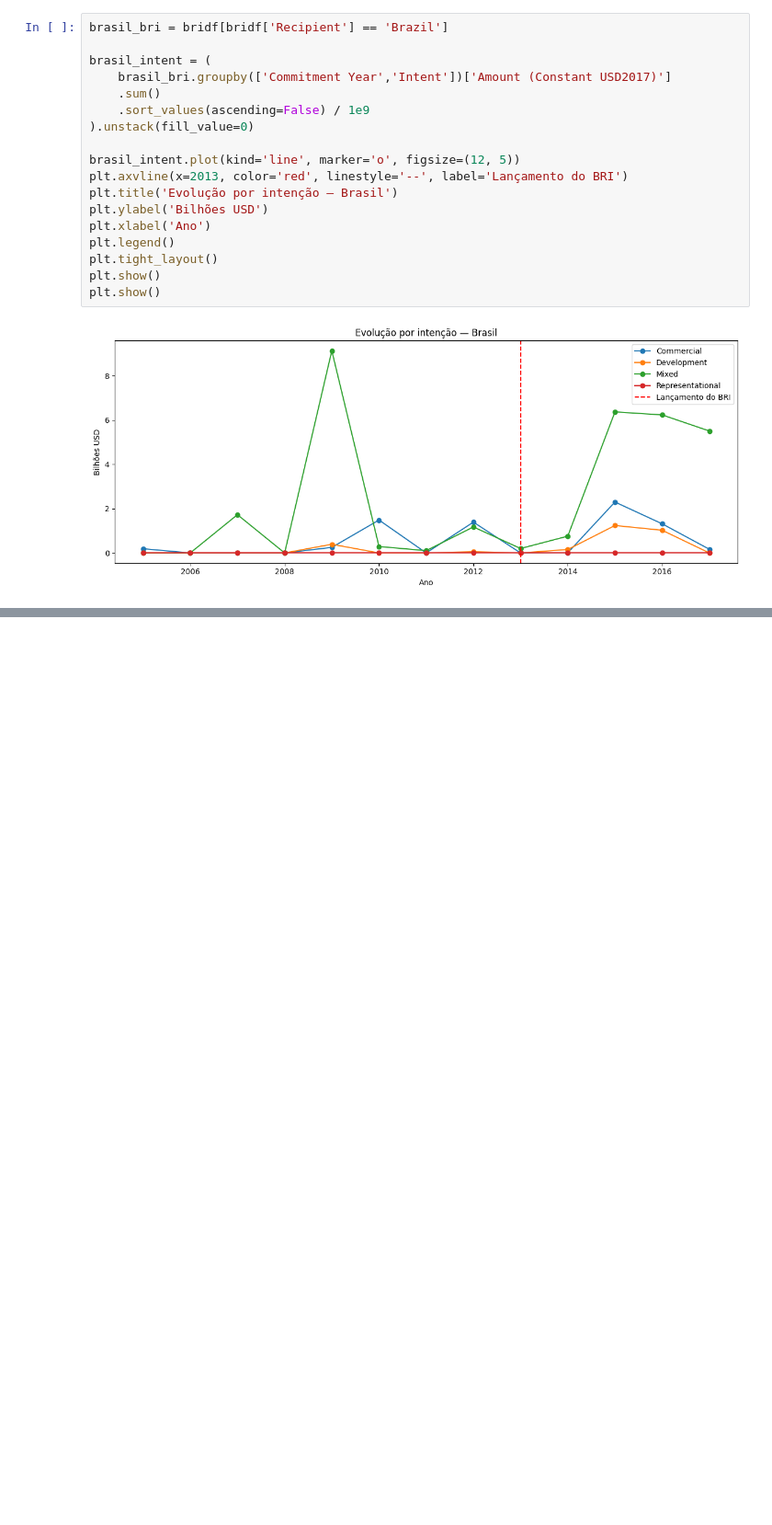
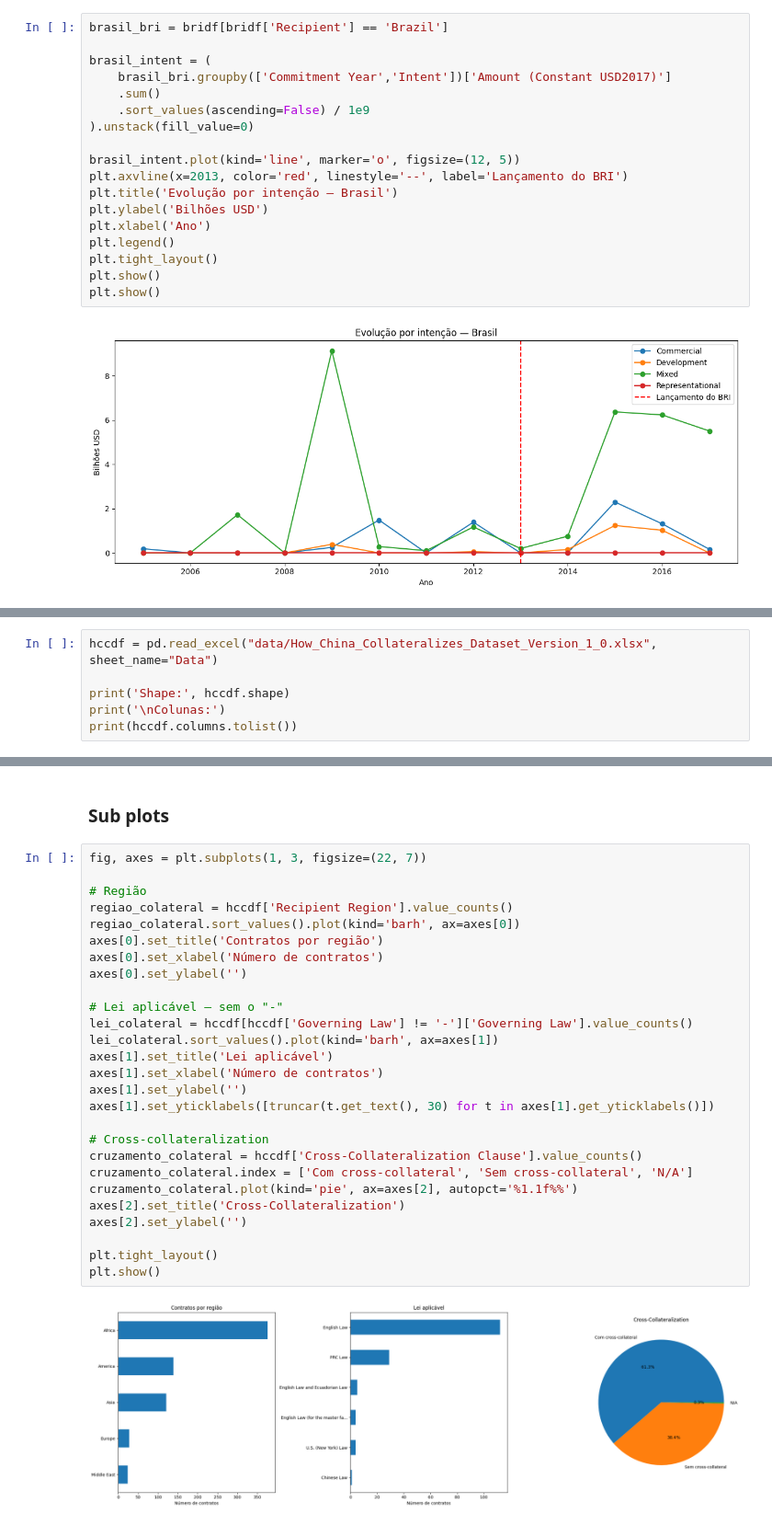
Before and after one commit to Nico-FCandido/Projeto_Analise_Dados_China, a Jupyter notebook: china_lends.ipynb, the cells around one changed output, grey strips where cells are left out. Shown at 92% size. Saved outputs shown, nothing was run; the diff lists cells and outputs as text; blank space fills up the shorter version.

```diff
--- a/china_lends.ipynb
+++ b/china_lends.ipynb
@@ -1159,0 +904,6 @@ plt.show()
+# %%
+hccdf = pd.read_excel("data/How_China_Collateralizes_Dataset_Version_1_0.xlsx", sheet_name="Data")
+
+print('Shape:', hccdf.shape)
+print('\nColunas:')
+print(hccdf.columns.tolist())
@@ -1159,0 +984,31 @@ plt.show()
+# %% [markdown]
+### Sub plots
+# %%
+fig, axes = plt.subplots(1, 3, figsize=(22, 7))
+
+# Região
+regiao_colateral = hccdf['Recipient Region'].value_counts()
+regiao_colateral.sort_values().plot(kind='barh', ax=axes[0])
+axes[0].set_title('Contratos por região')
+axes[0].set_xlabel('Número de contratos')
+axes[0].set_ylabel('')
+
+# Lei aplicável — sem o "-"
+lei_colateral = hccdf[hccdf['Governing Law'] != '-']['Governing Law'].value_counts()
+lei_colateral.sort_values().plot(kind='barh', ax=axes[1])
+axes[1].set_title('Lei aplicável')
+axes[1].set_xlabel('Número de contratos')
+axes[1].set_ylabel('')
+axes[1].set_yticklabels([truncar(t.get_text(), 30) for t in axes[1].get_yticklabels()])
+
+# Cross-collateralization
+cruzamento_colateral = hccdf['Cross-Collateralization Clause'].value_counts()
+cruzamento_colateral.index = ['Com cross-collateral', 'Sem cross-collateral', 'N/A']
+cruzamento_colateral.plot(kind='pie', ax=axes[2], autopct='%1.1f%%')
+axes[2].set_title('Cross-Collateralization')
+axes[2].set_ylabel('')
+
+plt.tight_layout()
+plt.show()
+# %% [output]
+[figure, added]
```
Also changed, not shown: parts of 45 cells of this notebook, 2 other files.
